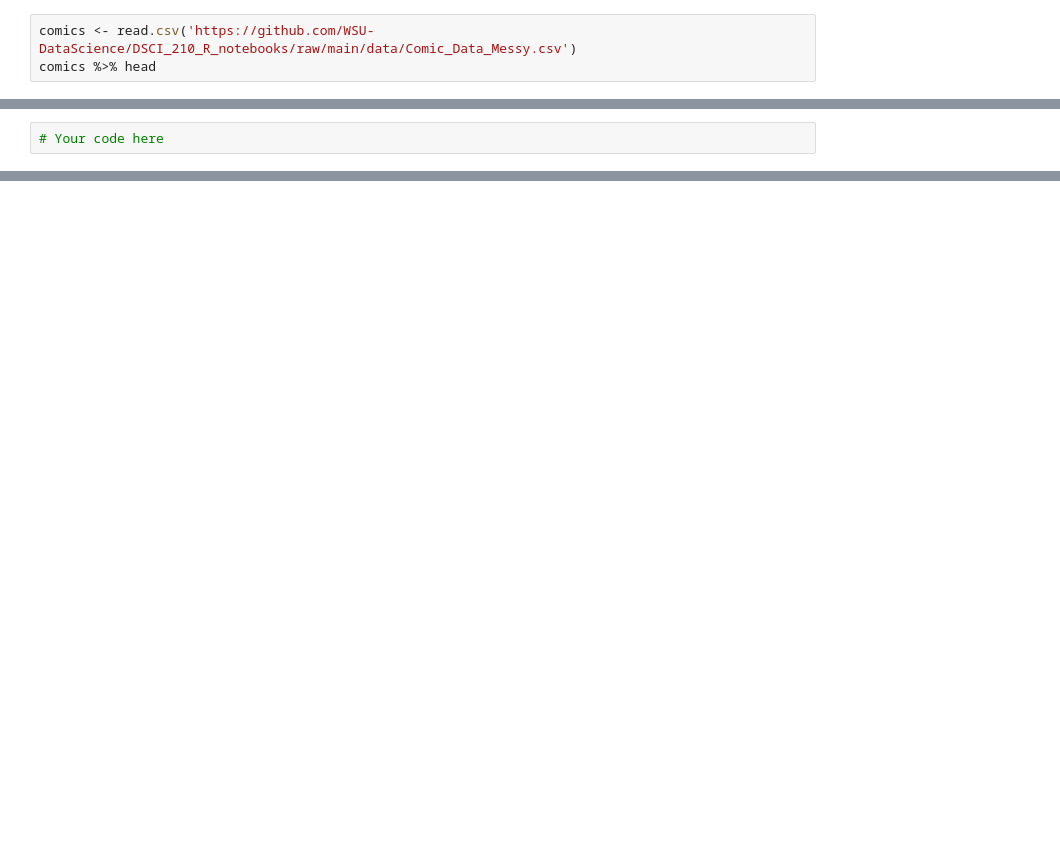
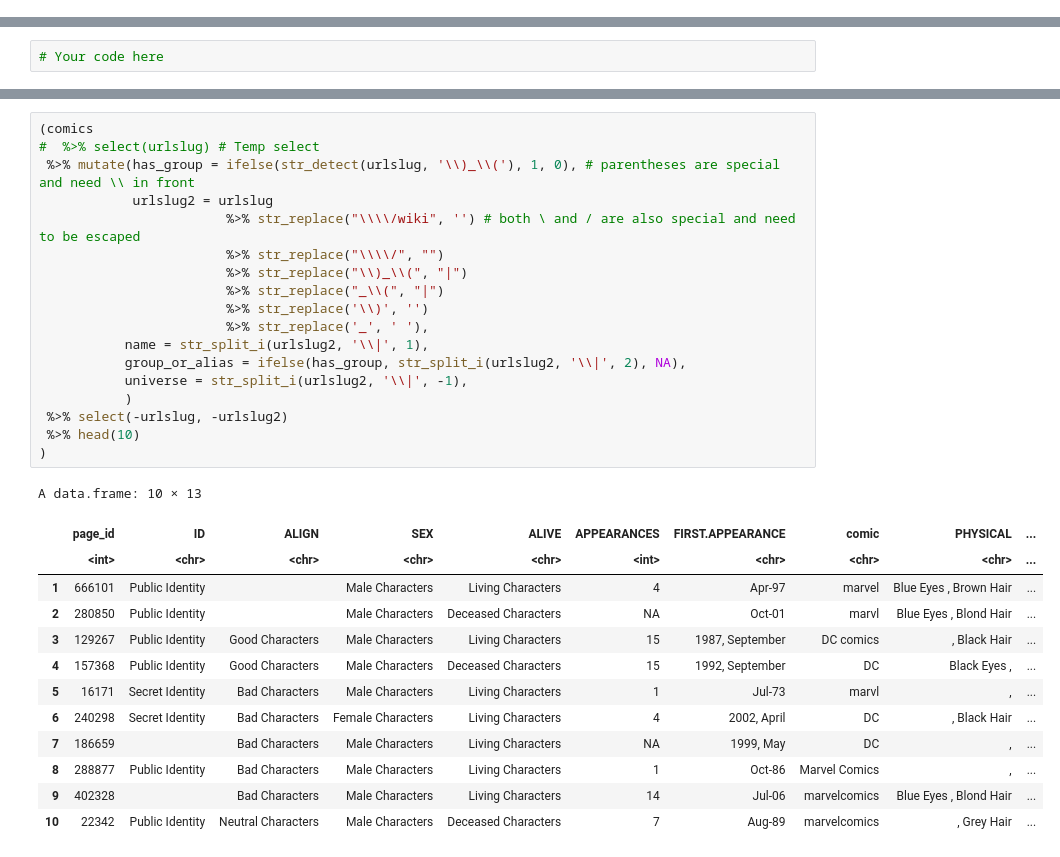
Before and after one commit to yardsale8/DSCI_210_R_notebooks, a Jupyter notebook: lecture_6_3_common_mutations.ipynb, the cells around one changed output, grey strips where cells are left out. Saved outputs shown, nothing was run; the diff lists cells and outputs as text; blank space fills up the shorter version.

```diff
--- a/lecture_6_3_common_mutations.ipynb
+++ b/lecture_6_3_common_mutations.ipynb
@@ -297,3 +389,0 @@ Warning message:
-# %%
-comics <- read.csv('https://github.com/WSU-DataScience/DSCI_210_R_notebooks/raw/main/data/Comic_Data_Messy.csv')
-comics %>% head
@@ -309,0 +529,32 @@ comics %>% head
+# %%
+(comics
+#  %>% select(urlslug) # Temp select
+ %>% mutate(has_group = ifelse(str_detect(urlslug, '\\)_\\('), 1, 0), # parentheses are special and need \\ in front
+            urlslug2 = urlslug
+                        %>% str_replace("\\\\/wiki", '') # both \ and / are also special and need to be escaped
+                        %>% str_replace("\\\\/", "")
+                        %>% str_replace("\\)_\\(", "|")
+                        %>% str_replace("_\\(", "|")
+                        %>% str_replace('\\)', '')
+                        %>% str_replace('_', ' '),
+           name = str_split_i(urlslug2, '\\|', 1),
+           group_or_alias = ifelse(has_group, str_split_i(urlslug2, '\\|', 2), NA),
+           universe = str_split_i(urlslug2, '\\|', -1),
+           )
+ %>% select(-urlslug, -urlslug2)
+ %>% head(10)
+)
+# %% [output]
+A data.frame: 10 × 13
+|  | page_id | ID | ALIGN | SEX | ALIVE | APPEARANCES | FIRST.APPEARANCE | comic | PHYSICAL | ... |
+|  | <int> | <chr> | <chr> | <chr> | <chr> | <int> | <chr> | <chr> | <chr> | ... |
+| 1 | 666101 | Public Identity |  | Male Characters | Living Characters | 4 | Apr-97 | marvel | Blue Eyes , Brown Hair | ... |
+| 2 | 280850 | Public Identity |  | Male Characters | Deceased Characters | NA | Oct-01 | marvl | Blue Eyes , Blond Hair | ... |
+| 3 | 129267 | Public Identity | Good Characters | Male Characters | Living Characters | 15 | 1987, September | DC comics | , Black Hair | ... |
+| 4 | 157368 | Public Identity | Good Characters | Male Characters | Deceased Characters | 15 | 1992, September | DC | Black Eyes , | ... |
+| 5 | 16171 | Secret Identity | Bad Characters | Male Characters | Living Characters | 1 | Jul-73 | marvl | , | ... |
+| 6 | 240298 | Secret Identity | Bad Characters | Female Characters | Living Characters | 4 | 2002, April | DC | , Black Hair | ... |
+| 7 | 186659 |  | Bad Characters | Male Characters | Living Characters | NA | 1999, May | DC | , | ... |
+| 8 | 288877 | Public Identity | Bad Characters | Male Characters | Living Characters | 1 | Oct-86 | Marvel Comics | , | ... |
+| 9 | 402328 |  | Bad Characters | Male Characters | Living Characters | 14 | Jul-06 | marvelcomics | Blue Eyes , Blond Hair | ... |
+| 10 | 22342 | Public Identity | Neutral Characters | Male Characters | Deceased Characters | 7 | Aug-89 | marvelcomics | , Grey Hair | ... |
```
Also changed, not shown: parts of 65 cells of this notebook.
